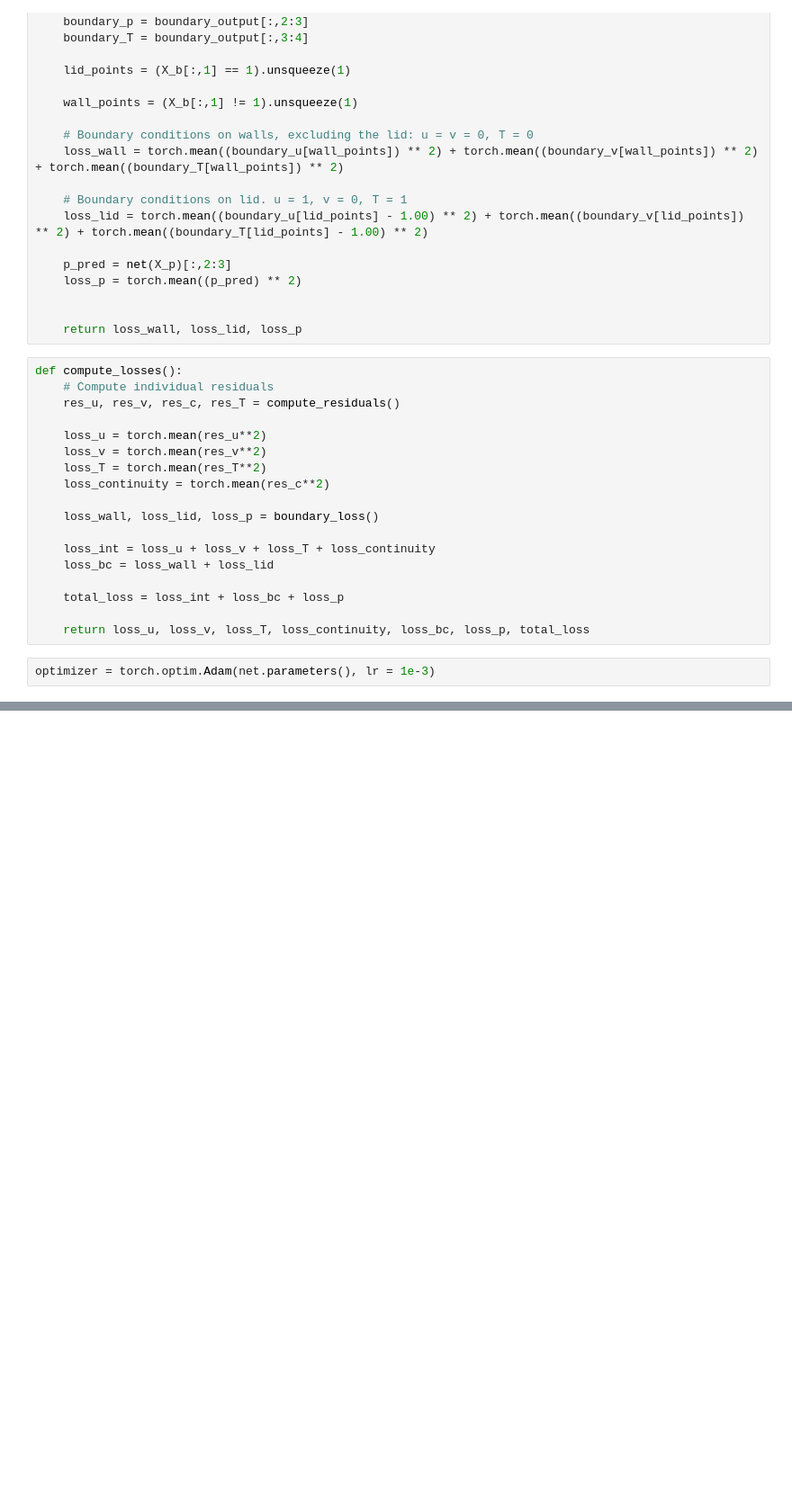
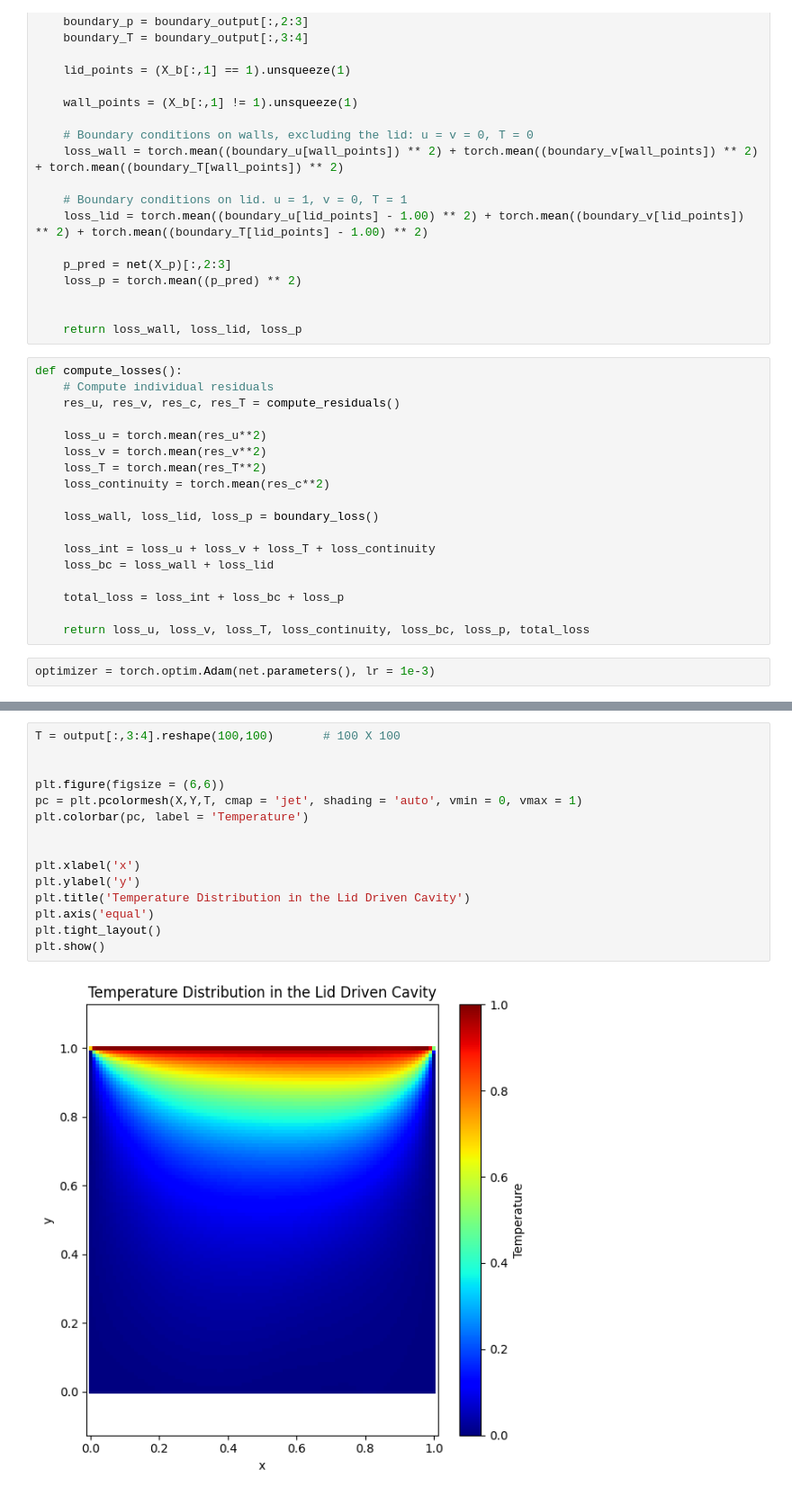
Before and after one commit to SoumikSarkar830/Laser_PINN, a Jupyter notebook: Vanilla_PINN_Lid_Driven_Cavity.ipynb, the cells around one changed output, grey strips where cells are left out. Shown: that part at 90% size. Cells and saved outputs as stored; diff of their text form; blank space fills up the shorter version.

```diff
--- a/Vanilla_PINN_Lid_Driven_Cavity.ipynb
+++ b/Vanilla_PINN_Lid_Driven_Cavity.ipynb
@@ -251,0 +297,17 @@ plt.show()
+# %%
+T = output[:,3:4].reshape(100,100)       # 100 X 100
+
+
+plt.figure(figsize = (6,6))
+pc = plt.pcolormesh(X,Y,T, cmap = 'jet', shading = 'auto', vmin = 0, vmax = 1)
+plt.colorbar(pc, label = 'Temperature')
+
+
+plt.xlabel('x')
+plt.ylabel('y')
+plt.title('Temperature Distribution in the Lid Driven Cavity')
+plt.axis('equal')
+plt.tight_layout()
+plt.show()
+# %% [output]
+[figure, added]
```
Also changed, not shown: parts of 8 cells of this notebook.
